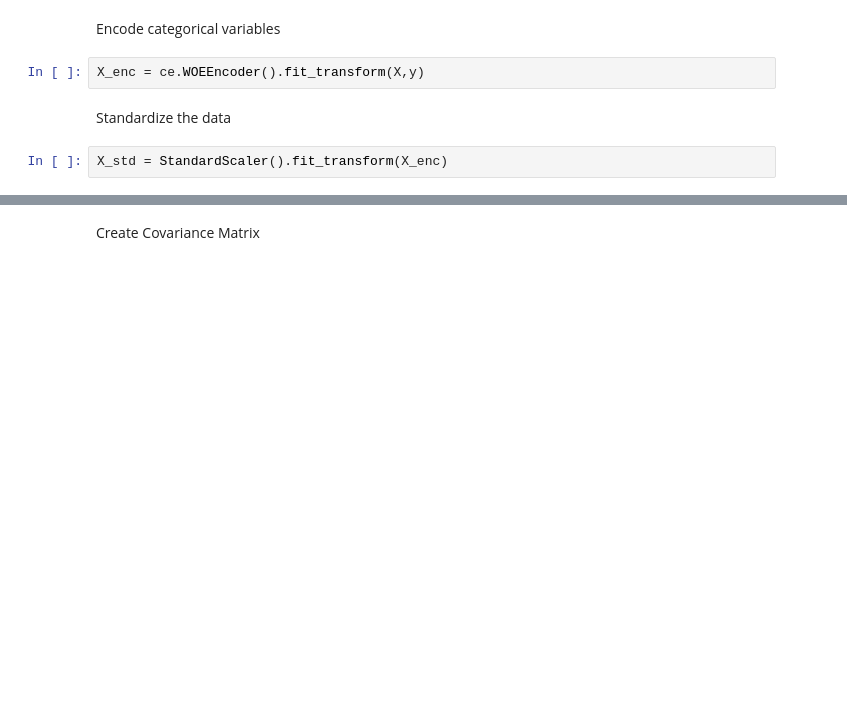
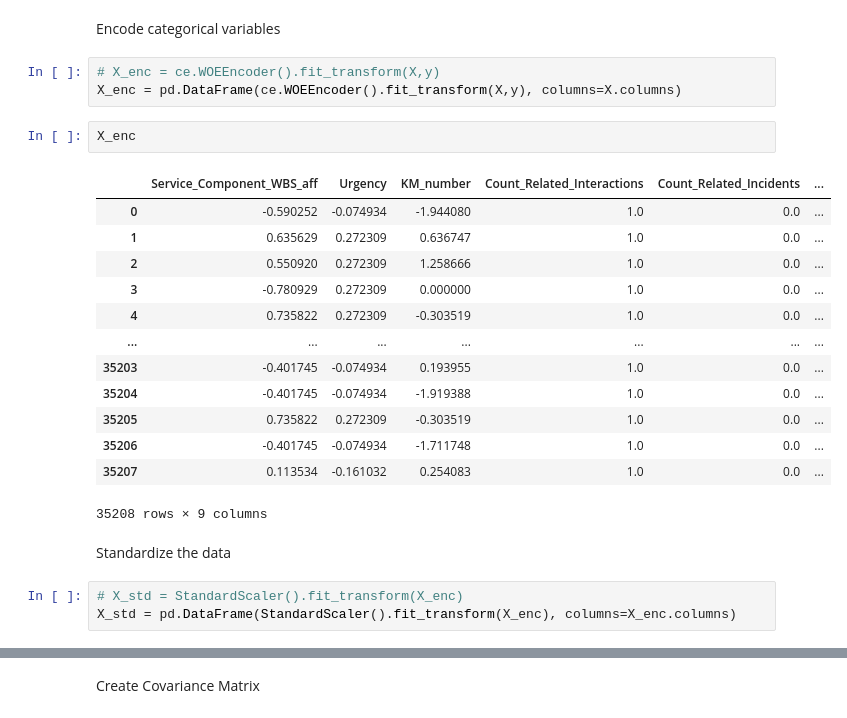
Before and after one commit to cmhstudies/Incident-Management-Process-BPIC2014, a Jupyter notebook: 05.03.a Feature Analysis PCA.ipynb, the cells around one changed output, grey strips where cells are left out. Cells and saved outputs as stored; diff of their text form; blank space fills up the shorter version.

```diff
--- a/05.03.a Feature Analysis PCA.ipynb
+++ b/05.03.a Feature Analysis PCA.ipynb
@@ -33,10 +33,28 @@ X = df.drop(['SLAFail'], axis='columns')
 X.Open_Time_HourOfDay = X.Open_Time_HourOfDay.astype('object')
 # %% [markdown]
 Encode categorical variables
-# %%
-X_enc = ce.WOEEncoder().fit_transform(X,y)
+# %%
+# X_enc = ce.WOEEncoder().fit_transform(X,y)
+X_enc = pd.DataFrame(ce.WOEEncoder().fit_transform(X,y), columns=X.columns)
+# %%
+X_enc
+# %% [output]
+|  | Service_Component_WBS_aff | Urgency | KM_number | Count_Related_Interactions | Count_Related_Incidents | ... |
+| 0 | -0.590252 | -0.074934 | -1.944080 | 1.0 | 0.0 | ... |
+| 1 | 0.635629 | 0.272309 | 0.636747 | 1.0 | 0.0 | ... |
+| 2 | 0.550920 | 0.272309 | 1.258666 | 1.0 | 0.0 | ... |
+| 3 | -0.780929 | 0.272309 | 0.000000 | 1.0 | 0.0 | ... |
+| 4 | 0.735822 | 0.272309 | -0.303519 | 1.0 | 0.0 | ... |
+| ... | ... | ... | ... | ... | ... | ... |
+| 35203 | -0.401745 | -0.074934 | 0.193955 | 1.0 | 0.0 | ... |
+| 35204 | -0.401745 | -0.074934 | -1.919388 | 1.0 | 0.0 | ... |
+| 35205 | 0.735822 | 0.272309 | -0.303519 | 1.0 | 0.0 | ... |
+| 35206 | -0.401745 | -0.074934 | -1.711748 | 1.0 | 0.0 | ... |
+| 35207 | 0.113534 | -0.161032 | 0.254083 | 1.0 | 0.0 | ... |
+35208 rows × 9 columns
 # %% [markdown]
 Standardize the data
-# %%
-X_std = StandardScaler().fit_transform(X_enc)
+# %%
+# X_std = StandardScaler().fit_transform(X_enc)
+X_std = pd.DataFrame(StandardScaler().fit_transform(X_enc), columns=X_enc.columns)
 # %%
```
Also changed, not shown: parts of 8 cells of this notebook, 23 other files.
